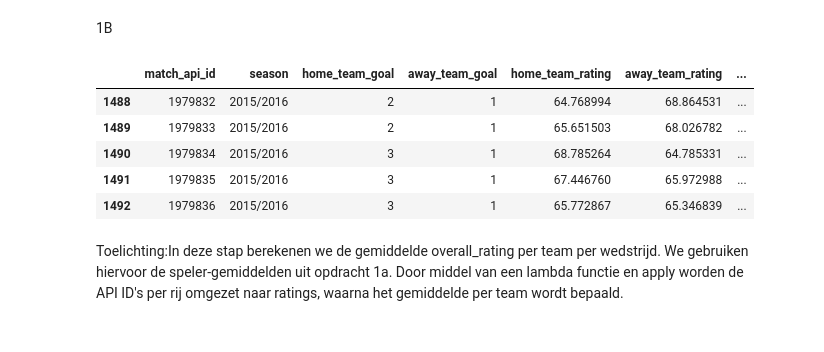
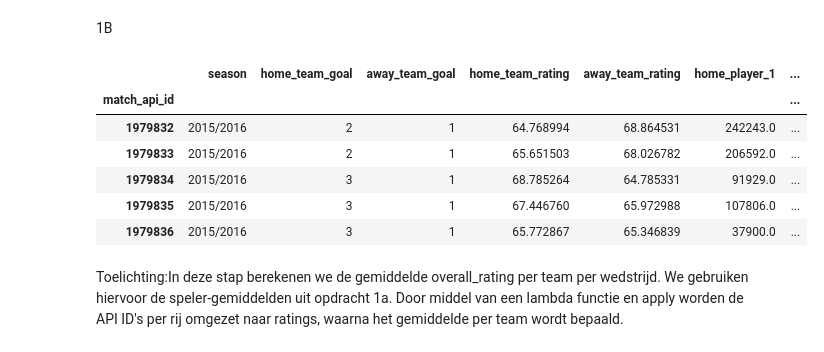
Before and after one commit to ShaliniBekaroe/Datalab_semester2_Groep1, a Jupyter notebook: notebook/data_mining.ipynb, the cells around one changed output. Saved outputs shown, nothing was run; the diff lists cells and outputs as text; code cells hidden in the pictures.

Commit message:
Match_id voor 1b heb ik de index ervan gemaakt

```diff
--- a/notebook/data_mining.ipynb
+++ b/notebook/data_mining.ipynb
@@ -215,55 +215,58 @@ display(df_avg_players.head())
 # %% [markdown]
 1B
 # %%
-def get_detailed_match_ratings(df_matches, df_player_stats):
+def get_detailed_match_ratings_indexed(df_matches, df_player_stats):
     """
     Pas het match dataframe aan met gemiddelde ratings per speler.
-    De kolommen worden geordend op ID, Naam en Rating per speler.
+    Zet match_api_id als index voor een professionele data-structuur.
     """
-    # 1. Filter op een seizoen met volledige data (2015/2016) voor een correcte analyse
+    # 1. Filter op seizoen 2015/2016 voor betrouwbare data
     df_recent = df_matches[df_matches['season'] == '2015/2016'].copy()
     df_recent = df_recent.dropna(subset=['home_player_1', 'away_player_1'])
 
-    # 2. Mappings maken voor efficiënt coderen
+    # 2. Mappings maken voor efficiënte koppeling (Eis: Principes van efficiënt coderen)
     name_map = dict(zip(df_player_stats['player_api_id'], df_player_stats['player_name']))
     rating_map = dict(zip(df_player_stats['player_api_id'], df_player_stats['overall_rating']))
 
-    # 3. Definieer de speler-ID kolommen
+    # 3. Speler-kolommen definiëren
     home_id_cols = [f'home_player_{i}' for i in range(1, 12)]
     away_id_cols = [f'away_player_{i}' for i in range(1, 12)]
 
-    # 4. Voeg per speler de naam en rating toe
+    # 4. Spelergegevens toevoegen
     for col in home_id_cols + away_id_cols:
         df_recent[f'{col}_name'] = df_recent[col].map(name_map)
         df_recent[f'{col}_rating'] = df_recent[col].map(rating_map)
 
-    # 5. Bereken teamgemiddelden (Eis: Data-analyse)
+    # 5. Teamgemiddelden berekenen (Data-analyse eis)
     df_recent['home_team_rating'] = df_recent[[f'{c}_rating' for c in home_id_cols]].mean(axis=1)
     df_recent['away_team_rating'] = df_recent[[f'{c}_rating' for c in away_id_cols]].mean(axis=1)
 
-    # 6. Herschik kolommen
-    match_info = ['match_api_id', 'season', 'home_team_goal', 'away_team_goal', 'home_team_rating', 'away_team_rating']
+    # 6. match_api_id de index maken (Jouw verzoek)
+    df_recent = df_recent.set_index('match_api_id')
 
+    # 7. Kolommen ordenen voor de Technisch Directeur
+    match_info = ['season', 'home_team_goal', 'away_team_goal', 'home_team_rating', 'away_team_rating']
     player_order = []
     for i in range(1, 12):
         player_order.extend([f'home_player_{i}', f'home_player_{i}_name', f'home_player_{i}_rating'])
     for i in range(1, 12):
         player_order.extend([f'away_player_{i}', f'away_player_{i}_name', f'away_player_{i}_rating'])
 
     return df_recent[match_info + player_order]
 
-# Uitvoeren en opslaan in een nieuw dataframe
-df_full_analysis = get_detailed_match_ratings(df_match, df_avg_players)
+# Uitvoeren en opslaan
+df_full_analysis = get_detailed_match_ratings_indexed(df_match, df_avg_players)
 
-# Controle van de eerste kolommen
+# Controleer de nieuwe structuur
 display(df_full_analysis.head())
 # %% [output]
-|  | match_api_id | season | home_team_goal | away_team_goal | home_team_rating | away_team_rating | ... |
-| 1488 | 1979832 | 2015/2016 | 2 | 1 | 64.768994 | 68.864531 | ... |
-| 1489 | 1979833 | 2015/2016 | 2 | 1 | 65.651503 | 68.026782 | ... |
-| 1490 | 1979834 | 2015/2016 | 3 | 1 | 68.785264 | 64.785331 | ... |
-| 1491 | 1979835 | 2015/2016 | 3 | 1 | 67.446760 | 65.972988 | ... |
-| 1492 | 1979836 | 2015/2016 | 3 | 1 | 65.772867 | 65.346839 | ... |
+|  | season | home_team_goal | away_team_goal | home_team_rating | away_team_rating | home_player_1 | ... |
+| match_api_id |  |  |  |  |  |  | ... |
+| 1979832 | 2015/2016 | 2 | 1 | 64.768994 | 68.864531 | 242243.0 | ... |
+| 1979833 | 2015/2016 | 2 | 1 | 65.651503 | 68.026782 | 206592.0 | ... |
+| 1979834 | 2015/2016 | 3 | 1 | 68.785264 | 64.785331 | 91929.0 | ... |
+| 1979835 | 2015/2016 | 3 | 1 | 67.446760 | 65.972988 | 107806.0 | ... |
+| 1979836 | 2015/2016 | 3 | 1 | 65.772867 | 65.346839 | 37900.0 | ... |
 # %% [markdown]
 Toelichting:In deze stap berekenen we de gemiddelde overall_rating per team per wedstrijd. We gebruiken hiervoor de speler-gemiddelden uit opdracht 1a. Door middel van een lambda functie en apply worden de API ID's per rij omgezet naar ratings, waarna het gemiddelde per team wordt bepaald.
 # %% [markdown]
```
